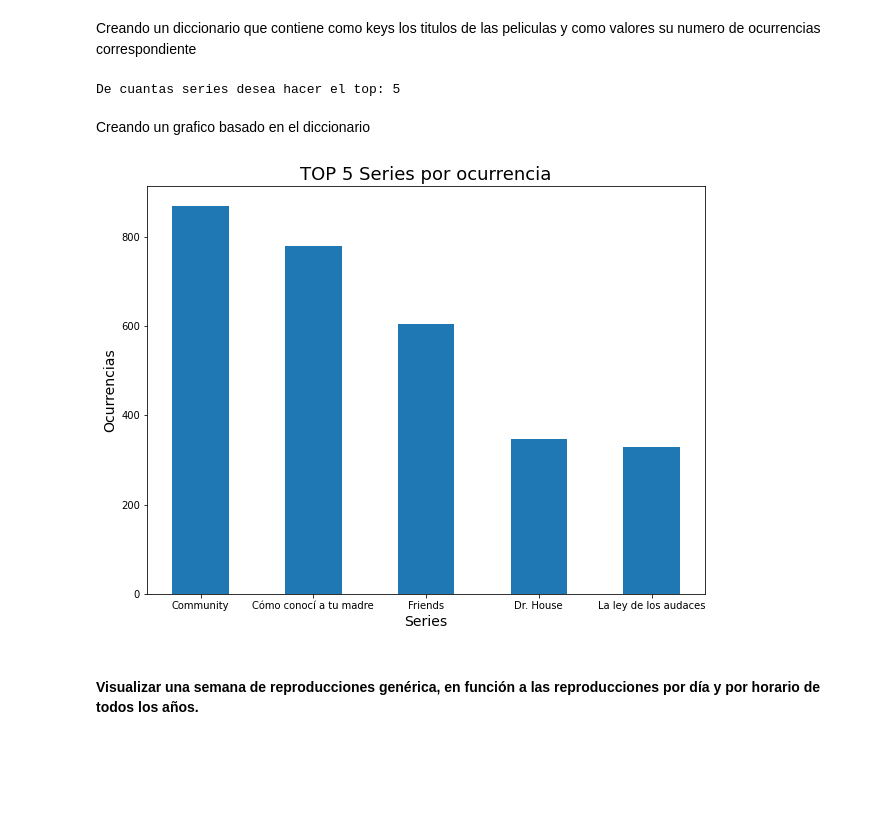
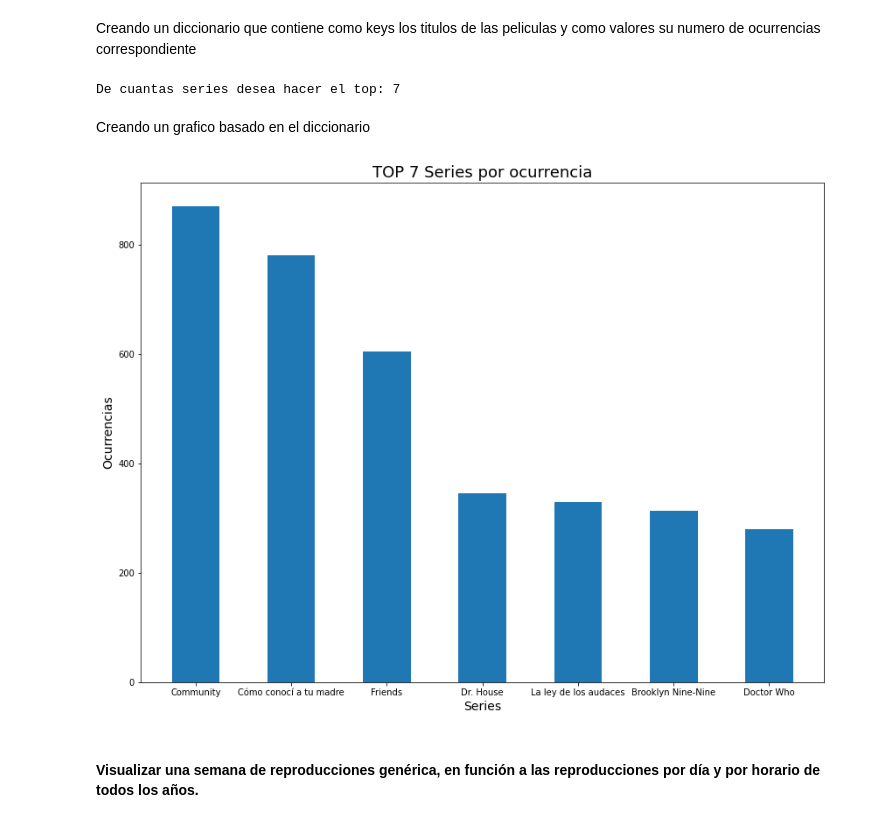
Before and after one commit to dangoldmann/TP-Netflix, a Jupyter notebook: TP_Netflix.ipynb, the cells around one changed output. Cells and saved outputs as stored; diff of their text form; code cells hidden in the pictures; blank space fills up the shorter version.

```diff
--- a/TP_Netflix.ipynb
+++ b/TP_Netflix.ipynb
@@ -159,17 +150,17 @@ See the caveats in the documentation: https://pandas.pydata.org/pandas-docs/stab
 # %% [markdown]
 Guardando en un dataframe los titulos y las horas de reproduccion correspondientes
 # %%
-series_durations = df_series.groupby("Title")[["Duration"]].sum()
+series_durations = df_series.groupby("Simple Title")[["Duration"]].sum()
 series_durations = series_durations.sort_values(by="Duration", ascending = False).reset_index()
 # %% [markdown]
 Creando un diccionario que contiene como keys el titulo de la series y como valor sus horas de reproducción correspondientes
 # %%
 peli_duracion = {}
 
-cantidadTopTiempo = int(input("De cuantas series desea hacer el top: "))
+cantidad_top_tiempo = int(input("De cuantas series desea hacer el top: "))
 i = 0
-while i < cantidadTopTiempo:
-  title = series_durations["Title"][i]
+while i < cantidad_top_tiempo:
+  title = series_durations["Simple Title"][i]
   duration = int(series_durations["Duration"][i] / 3600)
   peli_duracion[title] = duration
   i += 1
@@ -193,7 +184,7 @@ plt.show()
 # %% [markdown]
 Guardando en un dataframe los titulos y las ocurrencias de cada serie
 # %%
-series_occurrences = df_series.groupby(["Title"]).size().reset_index()
+series_occurrences = df_series.groupby(["Simple Title"]).size().reset_index()
 series_occurrences = series_occurrences.rename(columns = {0:"Occurrences"})
 series_occurrences = series_occurrences.sort_values(by = "Occurrences", ascending = False).reset_index()
 # %% [markdown]
@@ -201,28 +192,28 @@ Creando un diccionario que contiene como keys los titulos de las peliculas y com
 # %%
 peli_ocurrencia = {}
 
-cantidadTopOcurrencias = int(input("De cuantas series desea hacer el top: "))
+cantidad_top_ocurrencias = int(input("De cuantas series desea hacer el top: "))
 i = 0
-while i < cantidadTopOcurrencias:
-  title = series_occurrences["Title"][i]
+while i < cantidad_top_ocurrencias:
+  title = series_occurrences["Simple Title"][i]
   occurrences = series_occurrences["Occurrences"][i]
   peli_ocurrencia[title] = occurrences
   i += 1
 # %% [output]
-De cuantas series desea hacer el top: 5
+De cuantas series desea hacer el top: 7
 # %% [markdown]
 Creando un grafico basado en el diccionario
 # %%
-fig = plt.figure(figsize = (cantidadTopOcurrencias * 2, cantidadTopOcurrencias * 1.5))
+fig = plt.figure(figsize = (cantidad_top_ocurrencias * 2, cantidad_top_ocurrencias * 1.5))
 plt.bar(peli_ocurrencia.keys(), peli_ocurrencia.values(), width = 0.5)
 
 plt.xlabel('Series', fontSize=14)
 plt.ylabel('Ocurrencias', fontSize=14)
 
-plt.title("TOP " + str(cantidadTopOcurrencias) + " Series por ocurrencia", fontSize = 18)
+plt.title("TOP " + str(cantidad_top_ocurrencias) + " Series por ocurrencia", fontSize = 18)
 plt.show()
 # %% [output]
-[figure, old version]
+[figure, new version]
 # %% [markdown]
 #### Visualizar una semana de reproducciones genérica, en función a las reproducciones por día y por horario de todos los años.
 # %% [markdown]
```
Also changed, not shown: parts of 31 cells of this notebook.
